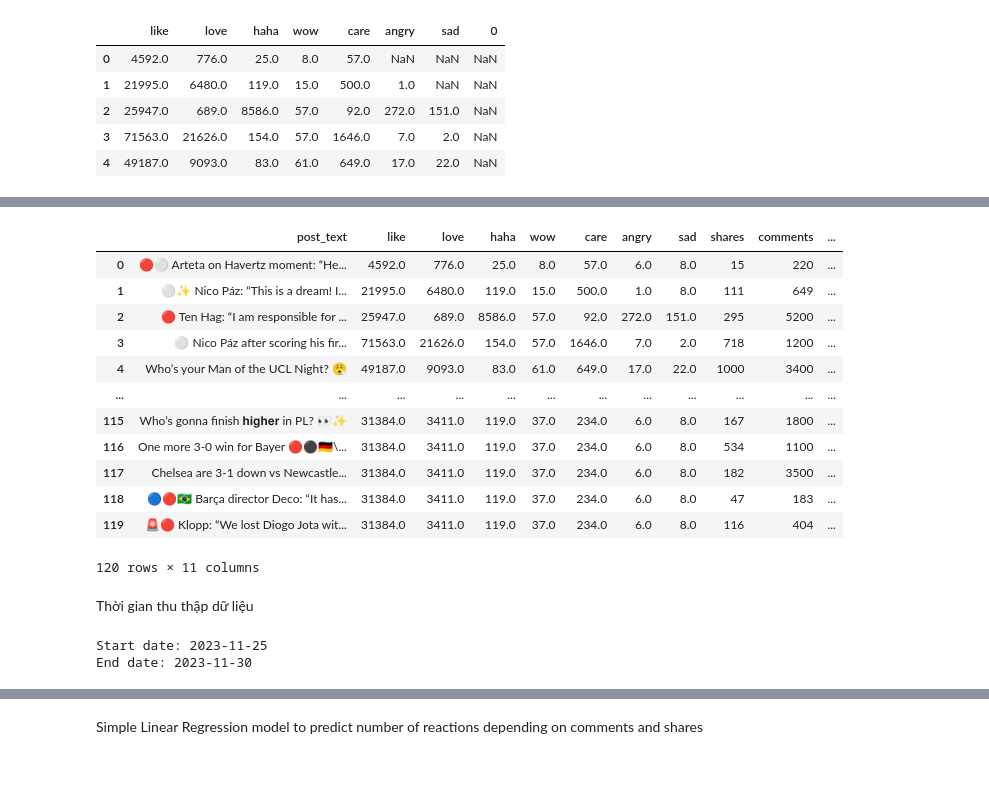
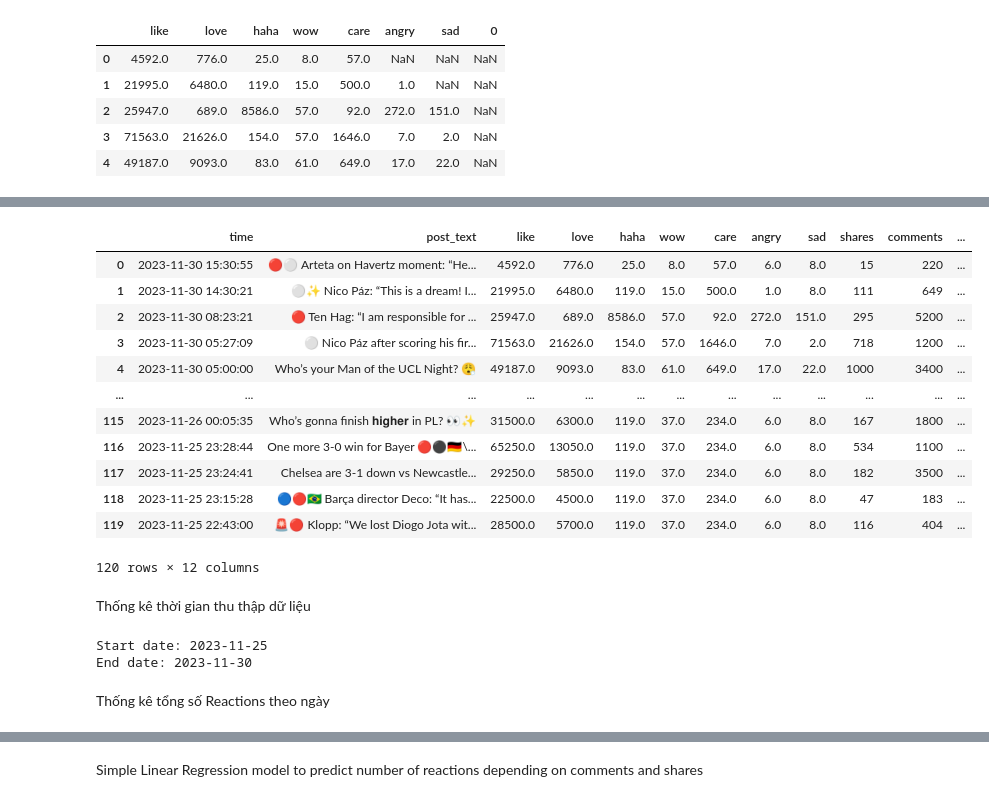
Before and after one commit to phulocnguyen/Facebook-Data-Analysis, a Jupyter notebook: Data Analysis.ipynb, the cells around one changed output, grey strips where cells are left out. Saved outputs shown, nothing was run; the diff lists cells and outputs as text; code cells hidden in the pictures; blank space fills up the shorter version.

```diff
--- a/Data Analysis.ipynb
+++ b/Data Analysis.ipynb
@@ -177,10 +135,3 @@ df_reactions.head()
 | 2 | 25947.0 | 689.0 | 8586.0 | 57.0 | 92.0 | 272.0 | 151.0 | NaN |
 | 3 | 71563.0 | 21626.0 | 154.0 | 57.0 | 1646.0 | 7.0 | 2.0 | NaN |
 | 4 | 49187.0 | 9093.0 | 83.0 | 61.0 | 649.0 | 17.0 | 22.0 | NaN |
-# %%
-df_reactions = df_reactions.drop(df_reactions.columns[-1], axis=1)
-
-for column in df_reactions.columns:
-    df_reactions[column].fillna(df_reactions[column].median(), inplace=True)
-
-df_reactions.head()
@@ -193,0 +138,18 @@ df_reactions.head()
+# %%
+df_reactions = df_reactions.drop(df_reactions.columns[-1], axis=1)
+
+df_reactions['reactions_count'] = df['reaction_count'].iloc[::-1].reset_index(drop=True)
+
+for i in range (df_reactions.shape[0]):
+    if pd.isna(df_reactions['like'].iloc[i]):
+        df_reactions['like'].iloc[i] = (df_reactions['reactions_count'].iloc[i] * 0.75).round()
+    if pd.isna(df_reactions['love'].iloc[i]):
+        df_reactions['love'].iloc[i] = (df_reactions['reactions_count'].iloc[i] * 0.15).round()
+
+df_reactions['haha'].fillna(df_reactions['haha'].median(), inplace=True)
+df_reactions['wow'].fillna(df_reactions['wow'].median(), inplace=True)
+df_reactions['care'].fillna(df_reactions['care'].median(), inplace=True)
+df_reactions['angry'].fillna(df_reactions['angry'].median(), inplace=True)
+df_reactions['sad'].fillna(df_reactions['sad'].median(), inplace=True)
+
+df_reactions
@@ -194,21 +187,21 @@ df_reactions.head()
 # %%
 df_reactions = pd.concat([raw_df, df_reactions], axis=1).drop('reactions', axis=1)
-df_reactions[['post_text','like','love','haha','wow','care','angry','sad',
+df_reactions[['time','post_text','like','love','haha','wow','care','angry','sad',
                                  'shares','comments','reaction_count']]
 # %% [output]
-|  | post_text | like | love | haha | wow | care | angry | sad | shares | comments | ... |
-| 0 | 🔴⚪️ Arteta on Havertz moment: “He... | 4592.0 | 776.0 | 25.0 | 8.0 | 57.0 | 6.0 | 8.0 | 15 | 220 | ... |
-| 1 | ⚪️✨ Nico Páz: “This is a dream! I... | 21995.0 | 6480.0 | 119.0 | 15.0 | 500.0 | 1.0 | 8.0 | 111 | 649 | ... |
-| 2 | 🔴 Ten Hag: “I am responsible for ... | 25947.0 | 689.0 | 8586.0 | 57.0 | 92.0 | 272.0 | 151.0 | 295 | 5200 | ... |
-| 3 | ⚪️ Nico Páz after scoring his fir... | 71563.0 | 21626.0 | 154.0 | 57.0 | 1646.0 | 7.0 | 2.0 | 718 | 1200 | ... |
-| 4 | Who’s your Man of the UCL Night? 😮‍💨 | 49187.0 | 9093.0 | 83.0 | 61.0 | 649.0 | 17.0 | 22.0 | 1000 | 3400 | ... |
-| ... | ... | ... | ... | ... | ... | ... | ... | ... | ... | ... | ... |
-| 115 | Who’s gonna finish 𝐡𝐢𝐠𝐡𝐞𝐫 in PL? 👀✨ | 31384.0 | 3411.0 | 119.0 | 37.0 | 234.0 | 6.0 | 8.0 | 167 | 1800 | ... |
-| 116 | One more 3-0 win for Bayer 🔴⚫️🇩🇪\... | 31384.0 | 3411.0 | 119.0 | 37.0 | 234.0 | 6.0 | 8.0 | 534 | 1100 | ... |
-| 117 | Chelsea are 3-1 down vs Newcastle... | 31384.0 | 3411.0 | 119.0 | 37.0 | 234.0 | 6.0 | 8.0 | 182 | 3500 | ... |
-| 118 | 🔵🔴🇧🇷 Barça director Deco: “It has... | 31384.0 | 3411.0 | 119.0 | 37.0 | 234.0 | 6.0 | 8.0 | 47 | 183 | ... |
-| 119 | 🚨🔴 Klopp: “We lost Diogo Jota wit... | 31384.0 | 3411.0 | 119.0 | 37.0 | 234.0 | 6.0 | 8.0 | 116 | 404 | ... |
+|  | time | post_text | like | love | haha | wow | care | angry | sad | shares | comments | ... |
+| 0 | 2023-11-30 15:30:55 | 🔴⚪️ Arteta on Havertz moment: “He... | 4592.0 | 776.0 | 25.0 | 8.0 | 57.0 | 6.0 | 8.0 | 15 | 220 | ... |
+| 1 | 2023-11-30 14:30:21 | ⚪️✨ Nico Páz: “This is a dream! I... | 21995.0 | 6480.0 | 119.0 | 15.0 | 500.0 | 1.0 | 8.0 | 111 | 649 | ... |
+| 2 | 2023-11-30 08:23:21 | 🔴 Ten Hag: “I am responsible for ... | 25947.0 | 689.0 | 8586.0 | 57.0 | 92.0 | 272.0 | 151.0 | 295 | 5200 | ... |
+| 3 | 2023-11-30 05:27:09 | ⚪️ Nico Páz after scoring his fir... | 71563.0 | 21626.0 | 154.0 | 57.0 | 1646.0 | 7.0 | 2.0 | 718 | 1200 | ... |
+| 4 | 2023-11-30 05:00:00 | Who’s your Man of the UCL Night? 😮‍💨 | 49187.0 | 9093.0 | 83.0 | 61.0 | 649.0 | 17.0 | 22.0 | 1000 | 3400 | ... |
+| ... | ... | ... | ... | ... | ... | ... | ... | ... | ... | ... | ... | ... |
+| 115 | 2023-11-26 00:05:35 | Who’s gonna finish 𝐡𝐢𝐠𝐡𝐞𝐫 in PL? 👀✨ | 31500.0 | 6300.0 | 119.0 | 37.0 | 234.0 | 6.0 | 8.0 | 167 | 1800 | ... |
+| 116 | 2023-11-25 23:28:44 | One more 3-0 win for Bayer 🔴⚫️🇩🇪\... | 65250.0 | 13050.0 | 119.0 | 37.0 | 234.0 | 6.0 | 8.0 | 534 | 1100 | ... |
+| 117 | 2023-11-25 23:24:41 | Chelsea are 3-1 down vs Newcastle... | 29250.0 | 5850.0 | 119.0 | 37.0 | 234.0 | 6.0 | 8.0 | 182 | 3500 | ... |
+| 118 | 2023-11-25 23:15:28 | 🔵🔴🇧🇷 Barça director Deco: “It has... | 22500.0 | 4500.0 | 119.0 | 37.0 | 234.0 | 6.0 | 8.0 | 47 | 183 | ... |
+| 119 | 2023-11-25 22:43:00 | 🚨🔴 Klopp: “We lost Diogo Jota wit... | 28500.0 | 5700.0 | 119.0 | 37.0 | 234.0 | 6.0 | 8.0 | 116 | 404 | ... |
-120 rows × 11 columns
+120 rows × 12 columns
 # %% [markdown]
-Thời gian thu thập dữ liệu
+Thống kê thời gian thu thập dữ liệu
 # %%
@@ -220,3 +213,5 @@ print('End date: ' + end_date)
 # %% [output]
 Start date: 2023-11-25
 End date: 2023-11-30
+# %% [markdown]
+Thống kê tổng số Reactions theo ngày
```
Also changed, not shown: parts of 26 cells of this notebook, 2 other files.
